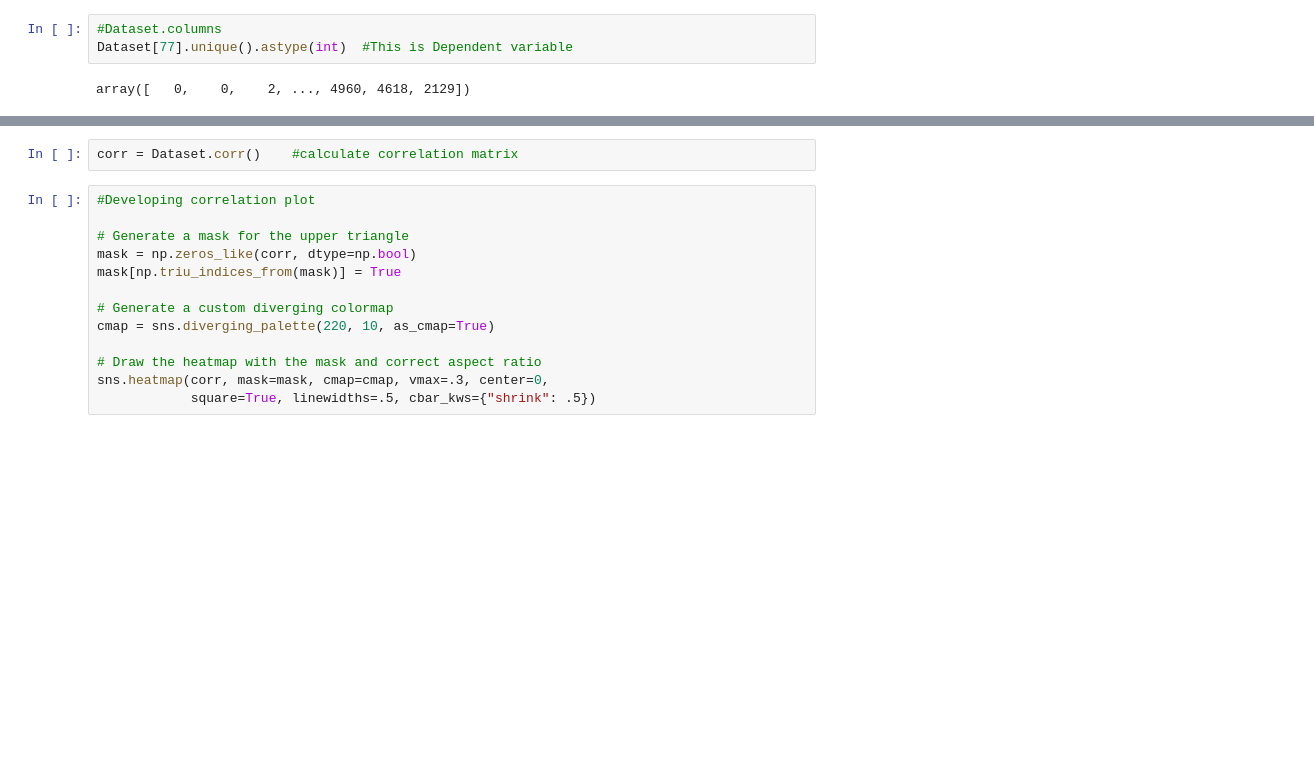
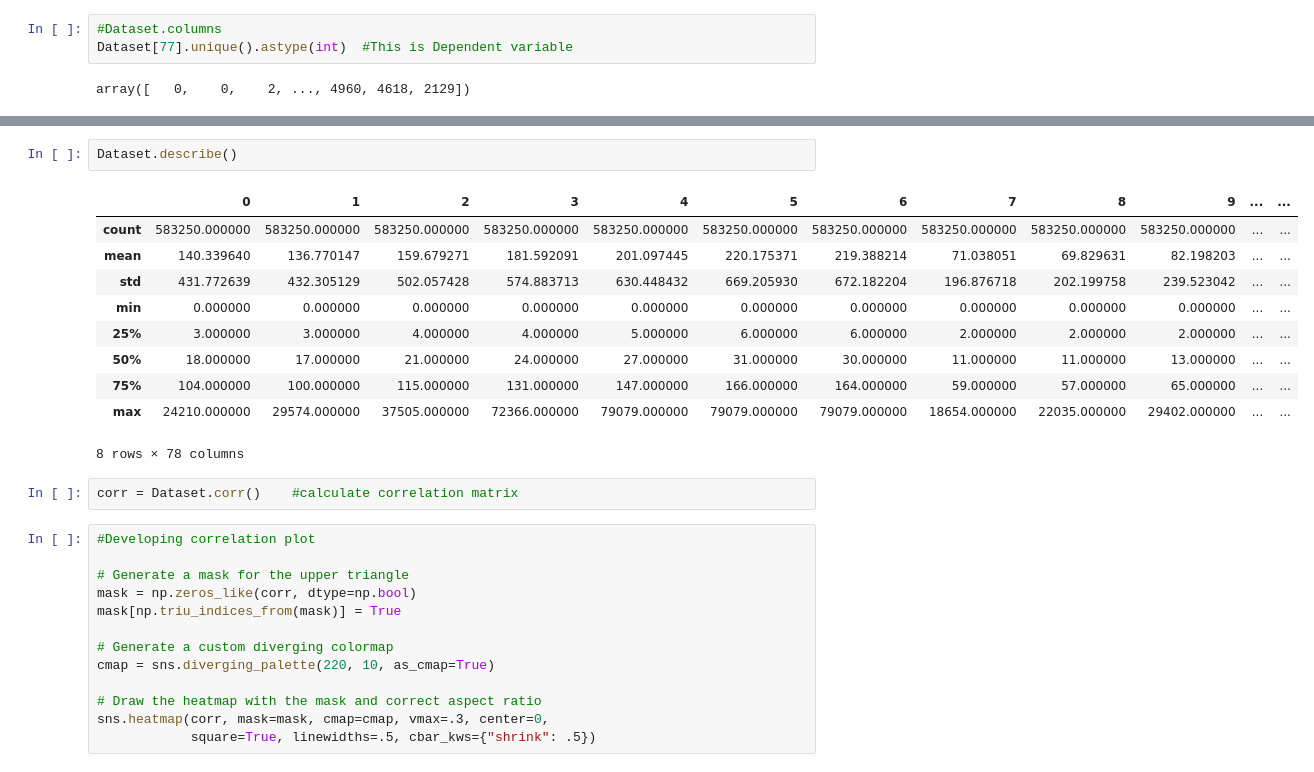
Before and after one commit to SurajMalpani/Twitter-Buzz-prediction, a Jupyter notebook: Project_2_Group_39.ipynb, the cells around one changed output, grey strips where cells are left out. Saved outputs shown, nothing was run; the diff lists cells and outputs as text; blank space fills up the shorter version.

```diff
--- a/Project_2_Group_39.ipynb
+++ b/Project_2_Group_39.ipynb
@@ -99,3 +129,16 @@ Dataset.isnull().sum().sum()
+# %%
+Dataset.describe()
+# %% [output]
+|  | 0 | 1 | 2 | 3 | 4 | 5 | 6 | 7 | 8 | 9 | ... | ... |
+| count | 583250.000000 | 583250.000000 | 583250.000000 | 583250.000000 | 583250.000000 | 583250.000000 | 583250.000000 | 583250.000000 | 583250.000000 | 583250.000000 | ... | ... |
+| mean | 140.339640 | 136.770147 | 159.679271 | 181.592091 | 201.097445 | 220.175371 | 219.388214 | 71.038051 | 69.829631 | 82.198203 | ... | ... |
+| std | 431.772639 | 432.305129 | 502.057428 | 574.883713 | 630.448432 | 669.205930 | 672.182204 | 196.876718 | 202.199758 | 239.523042 | ... | ... |
+| min | 0.000000 | 0.000000 | 0.000000 | 0.000000 | 0.000000 | 0.000000 | 0.000000 | 0.000000 | 0.000000 | 0.000000 | ... | ... |
+| 25% | 3.000000 | 3.000000 | 4.000000 | 4.000000 | 5.000000 | 6.000000 | 6.000000 | 2.000000 | 2.000000 | 2.000000 | ... | ... |
+| 50% | 18.000000 | 17.000000 | 21.000000 | 24.000000 | 27.000000 | 31.000000 | 30.000000 | 11.000000 | 11.000000 | 13.000000 | ... | ... |
+| 75% | 104.000000 | 100.000000 | 115.000000 | 131.000000 | 147.000000 | 166.000000 | 164.000000 | 59.000000 | 57.000000 | 65.000000 | ... | ... |
+| max | 24210.000000 | 29574.000000 | 37505.000000 | 72366.000000 | 79079.000000 | 79079.000000 | 79079.000000 | 18654.000000 | 22035.000000 | 29402.000000 | ... | ... |
+8 rows × 78 columns
 # %%
 corr = Dataset.corr()    #calculate correlation matrix
 # %%
```
Also changed, not shown: parts of 24 cells of this notebook.
